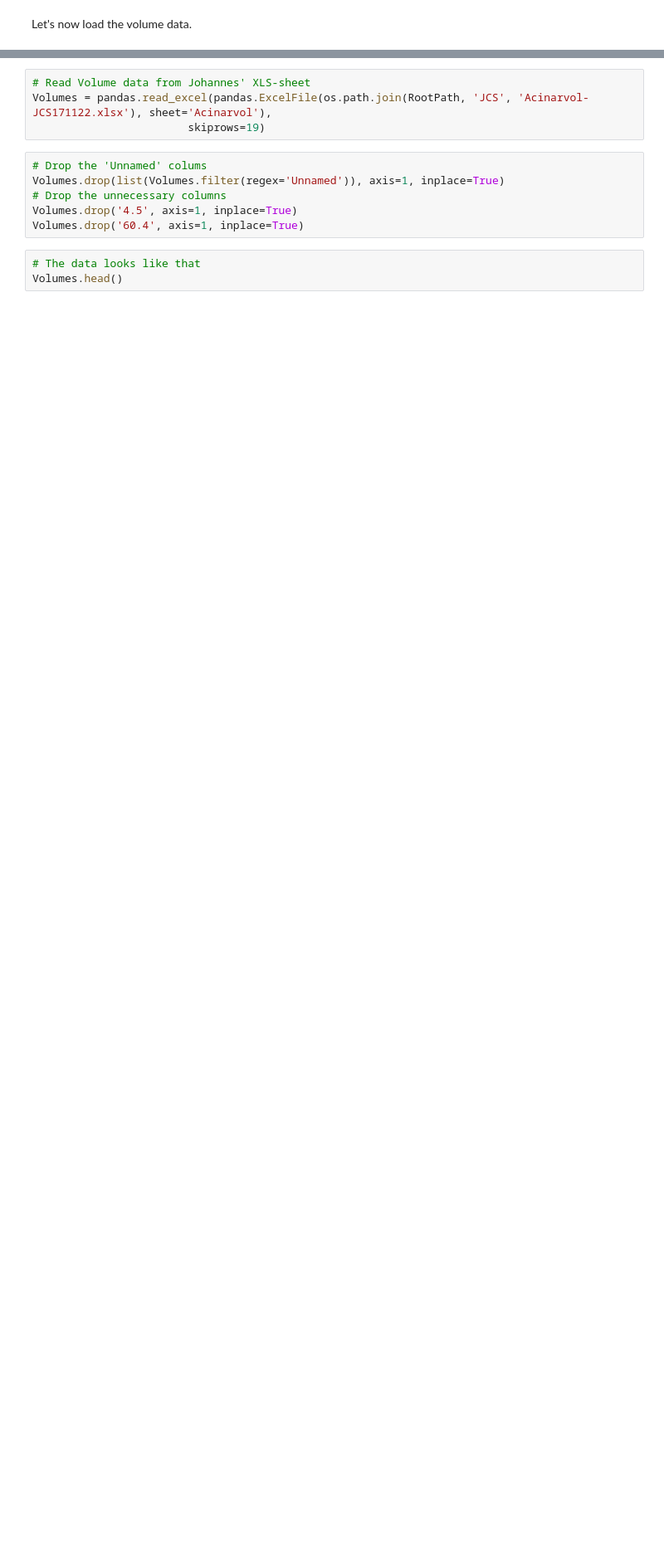
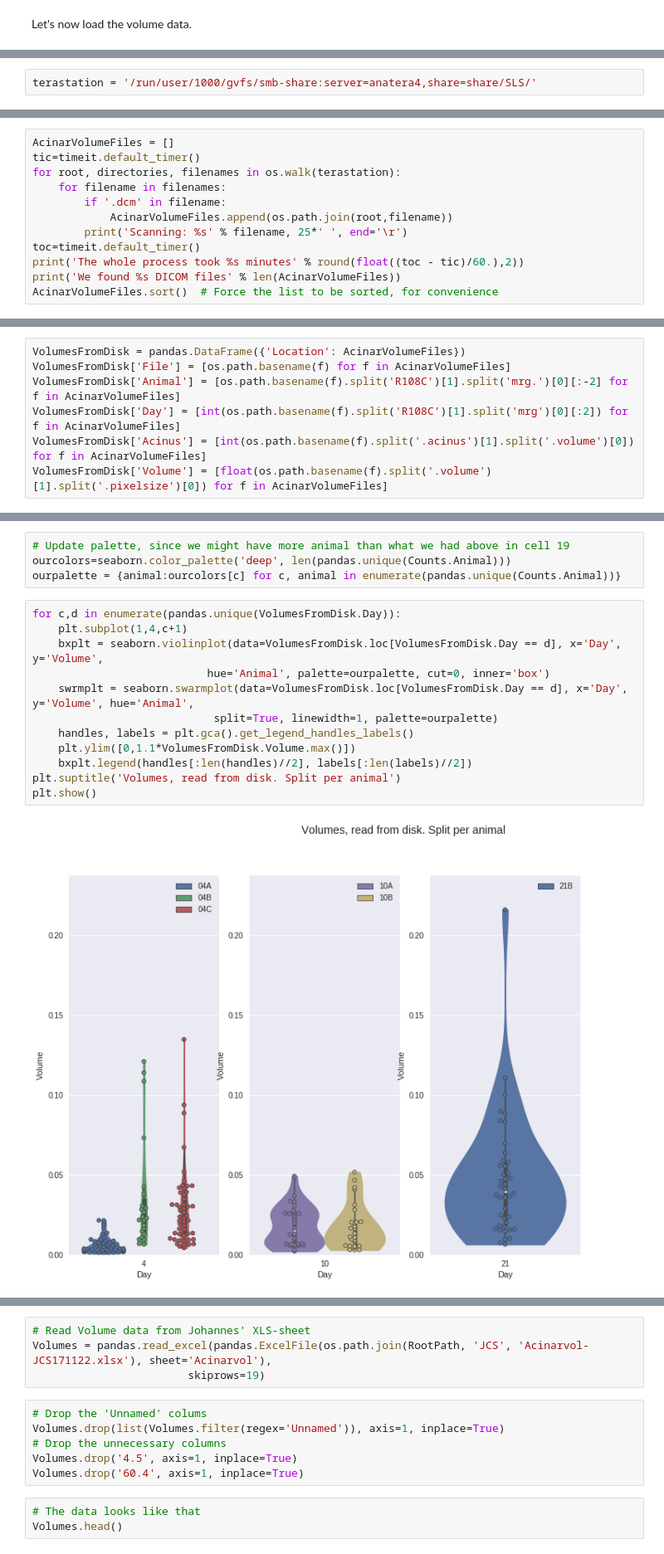
Before and after one commit to habi/acinar-analysis, a Jupyter notebook: Acinar size plot.ipynb, the cells around one changed output, grey strips where cells are left out. Shown at 83% size. Cells and saved outputs as stored; diff of their text form; blank space fills up the shorter version.

Commit message:
Read acinar volumes directly from anatera4
Let's see if we find all of them when we leave the notebook running
overnight...

```diff
--- a/Acinar size plot.ipynb
+++ b/Acinar size plot.ipynb
@@ -161,0 +168,2 @@ Let's now load the volume data.
+# %%
+terastation = '/run/user/1000/gvfs/smb-share:server=anatera4,share=share/SLS/'
@@ -161,0 +187,12 @@ Let's now load the volume data.
+# %%
+AcinarVolumeFiles = []
+tic=timeit.default_timer()
+for root, directories, filenames in os.walk(terastation):
+    for filename in filenames:
+        if '.dcm' in filename:
+            AcinarVolumeFiles.append(os.path.join(root,filename))
+        print('Scanning: %s' % filename, 25*' ', end='\r')
+toc=timeit.default_timer()
+print('The whole process took %s minutes' % round(float((toc - tic)/60.),2))
+print('We found %s DICOM files' % len(AcinarVolumeFiles))
+AcinarVolumeFiles.sort()  # Force the list to be sorted, for convenience
@@ -161,0 +217,7 @@ Let's now load the volume data.
+# %%
+VolumesFromDisk = pandas.DataFrame({'Location': AcinarVolumeFiles})
+VolumesFromDisk['File'] = [os.path.basename(f) for f in AcinarVolumeFiles]
+VolumesFromDisk['Animal'] = [os.path.basename(f).split('R108C')[1].split('mrg.')[0][:-2] for f in AcinarVolumeFiles]
+VolumesFromDisk['Day'] = [int(os.path.basename(f).split('R108C')[1].split('mrg')[0][:2]) for f in AcinarVolumeFiles]
+VolumesFromDisk['Acinus'] = [int(os.path.basename(f).split('.acinus')[1].split('.volume')[0]) for f in AcinarVolumeFiles]
+VolumesFromDisk['Volume'] = [float(os.path.basename(f).split('.volume')[1].split('.pixelsize')[0]) for f in AcinarVolumeFiles]
@@ -161,0 +232,18 @@ Let's now load the volume data.
+# %%
+# Update palette, since we might have more animal than what we had above in cell 19
+ourcolors=seaborn.color_palette('deep', len(pandas.unique(Counts.Animal)))
+ourpalette = {animal:ourcolors[c] for c, animal in enumerate(pandas.unique(Counts.Animal))}
+# %%
+for c,d in enumerate(pandas.unique(VolumesFromDisk.Day)):
+    plt.subplot(1,4,c+1)
+    bxplt = seaborn.violinplot(data=VolumesFromDisk.loc[VolumesFromDisk.Day == d], x='Day', y='Volume',
+                           hue='Animal', palette=ourpalette, cut=0, inner='box')
+    swrmplt = seaborn.swarmplot(data=VolumesFromDisk.loc[VolumesFromDisk.Day == d], x='Day', y='Volume', hue='Animal',
+                            split=True, linewidth=1, palette=ourpalette)
+    handles, labels = plt.gca().get_legend_handles_labels()
+    plt.ylim([0,1.1*VolumesFromDisk.Volume.max()])
+    bxplt.legend(handles[:len(handles)//2], labels[:len(labels)//2])
+plt.suptitle('Volumes, read from disk. Split per animal')
+plt.show()
+# %% [output]
+[figure, added]
```
Also changed, not shown: parts of 22 cells of this notebook.
